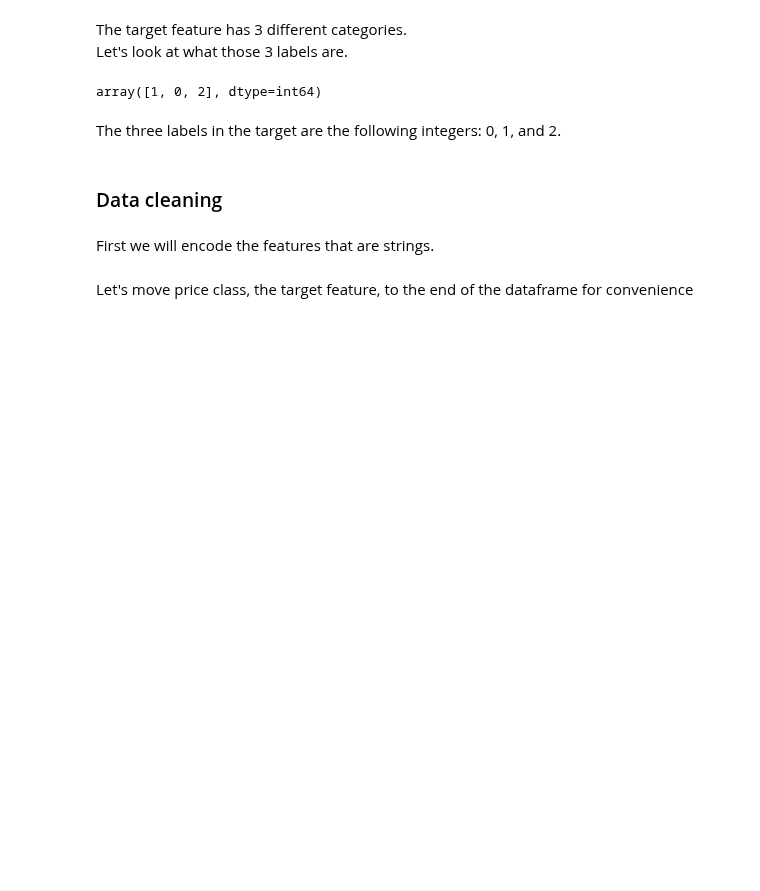
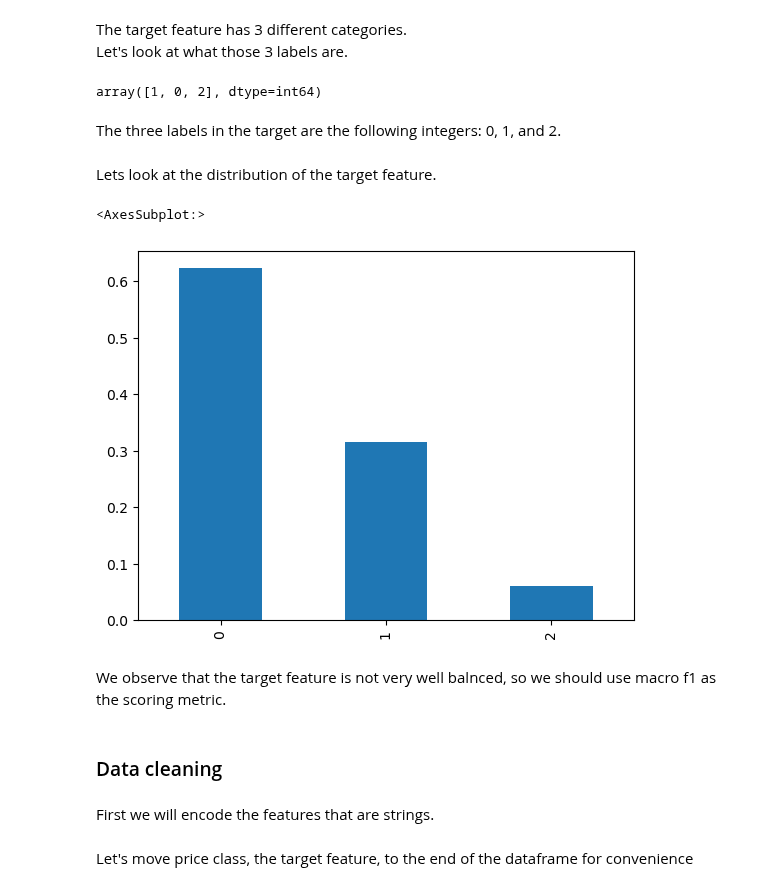
Before and after one commit to KristofferHemm/housepriceprediction, a Jupyter notebook: housepriceprediction.ipynb, the cells around one changed output. Cells and saved outputs as stored; diff of their text form; code cells hidden in the pictures; blank space fills up the shorter version.

Commit message:
retrained models using macro f1

```diff
--- a/housepriceprediction.ipynb
+++ b/housepriceprediction.ipynb
@@ -113,6 +115,15 @@ raw_df['Price class'].unique()
 array([1, 0, 2], dtype=int64)
 # %% [markdown]
 The three labels in the target are the following integers: 0, 1, and 2.
+# %% [markdown]
+Lets look at the distribution of the target feature.
+# %%
+raw_df['Price class'].value_counts(normalize=True).plot(kind='bar')
+# %% [output]
+<AxesSubplot:>
+[figure, added]
+# %% [markdown]
+We observe that the target feature is not very well balnced, so we should use macro f1 as the scoring metric.
 # %% [markdown]
 ### Data cleaning
 # %% [markdown]
```
Also changed, not shown: parts of 20 cells of this notebook.
